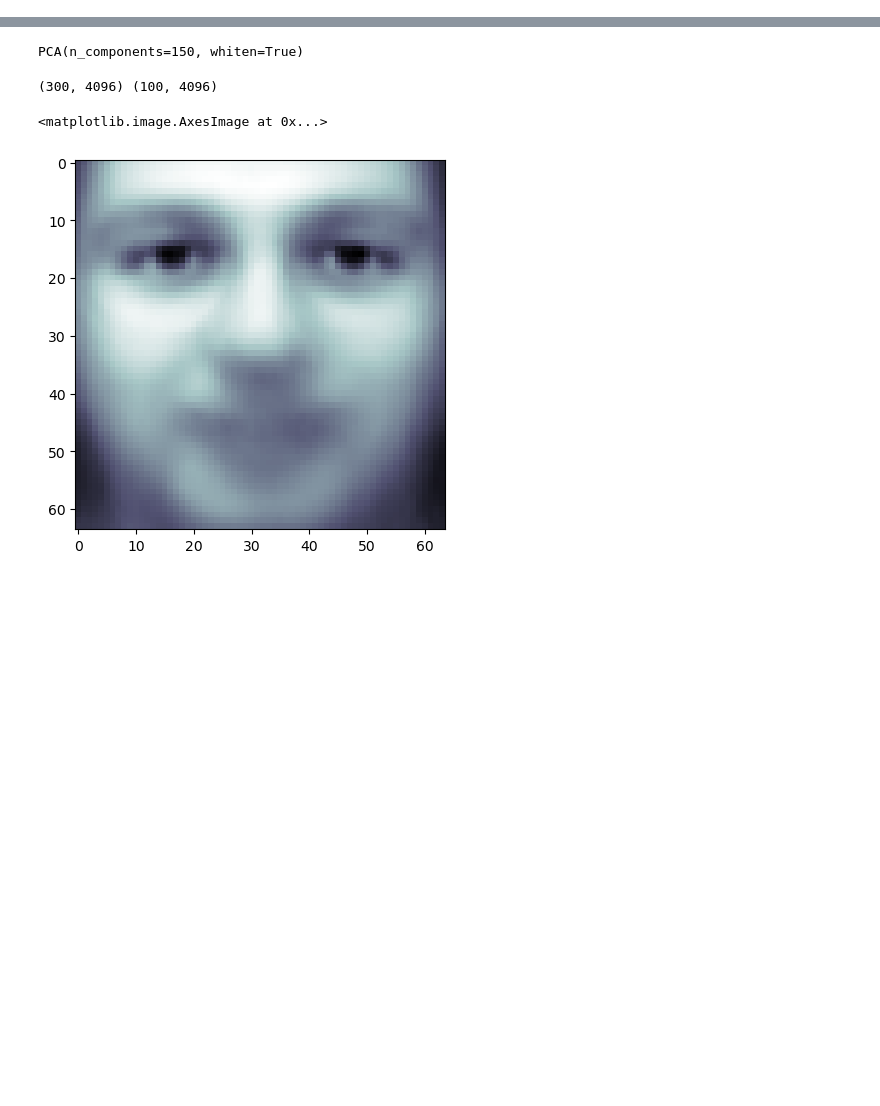
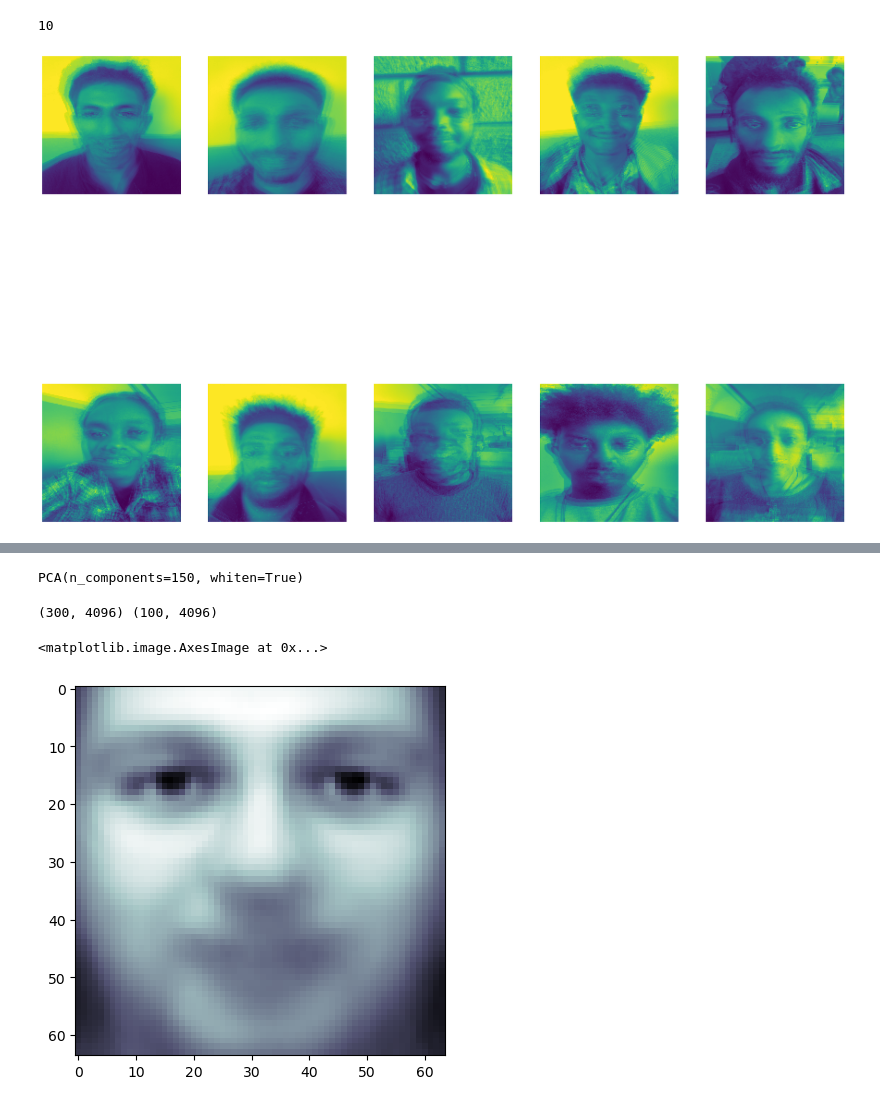
Before and after one commit to samiabat/Math-for-AI-Project, a Jupyter notebook: Face detector/face-recognition.ipynb, the cells around one changed output, grey strips where cells are left out. Drawn from its saved outputs; the diff is of its cells as text; code cells hidden in the pictures; blank space fills up the shorter version.

```diff
--- a/Face detector/face-recognition.ipynb
+++ b/Face detector/face-recognition.ipynb
@@ -3,0 +6,2 @@ import cv2
+# %%
+folder = 'data'
@@ -3,0 +35,40 @@ import cv2
+# %%
+width = 150
+height = 150
+# %%
+def func(path):
+    train_image_names = os.listdir(path)
+    training_tensor   = np.ndarray(shape=(len(train_image_names), width*height), dtype=np.float64)
+    for i in range(len(train_image_names)):
+        img = cv2.imread(os.path.join(path, train_image_names[i]))
+        img = cv2.resize(img,(150,150))
+        img = cv2.cvtColor(img, cv2.COLOR_BGR2GRAY)
+        training_tensor[i,:] = np.array(img, dtype='float64').flatten()
+    return training_tensor
+def get_mean_faces():
+    mean_faces = []
+    for fldr in os.listdir(folder):
+        mean_face = np.zeros((1,width*height))
+        training_tensor = func(os.path.join(folder, fldr))
+        for i in training_tensor:
+            mean_face = np.add(mean_face,i)
+        mean_face = np.divide(mean_face,float(len(train_image_names))).flatten()
+        mean_faces.append(mean_face)
+    return mean_faces
+# %%
+mean_faces = get_mean_faces()
+# %%
+len(mean_faces)
+# %% [output]
+10
+# %%
+f,ax = plt.subplots(2, 5)
+f.subplots_adjust(0,0,3,3)
+idx = 0
+for i in range(2):
+    for j in range(5):
+        ax[i,j].imshow(mean_faces[idx].reshape(height, width))
+        ax[i,j].axis('off')
+        idx += 1
+# %% [output]
+[figure, added]
```
Also changed, not shown: parts of 10 cells of this notebook.
